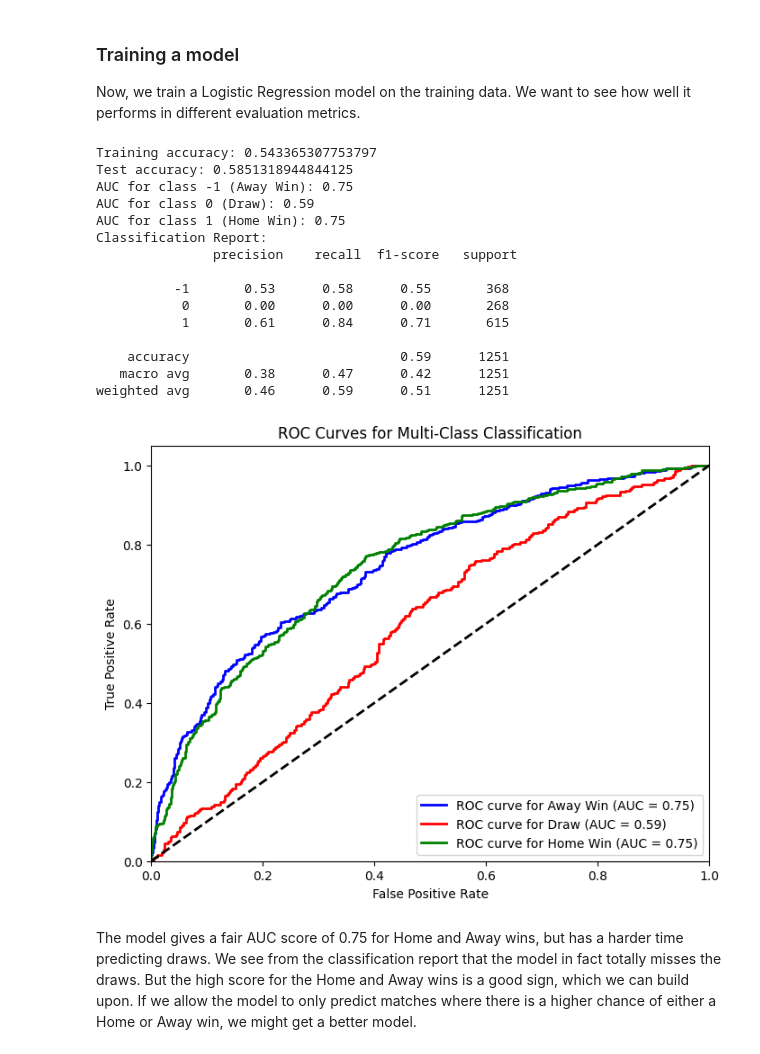
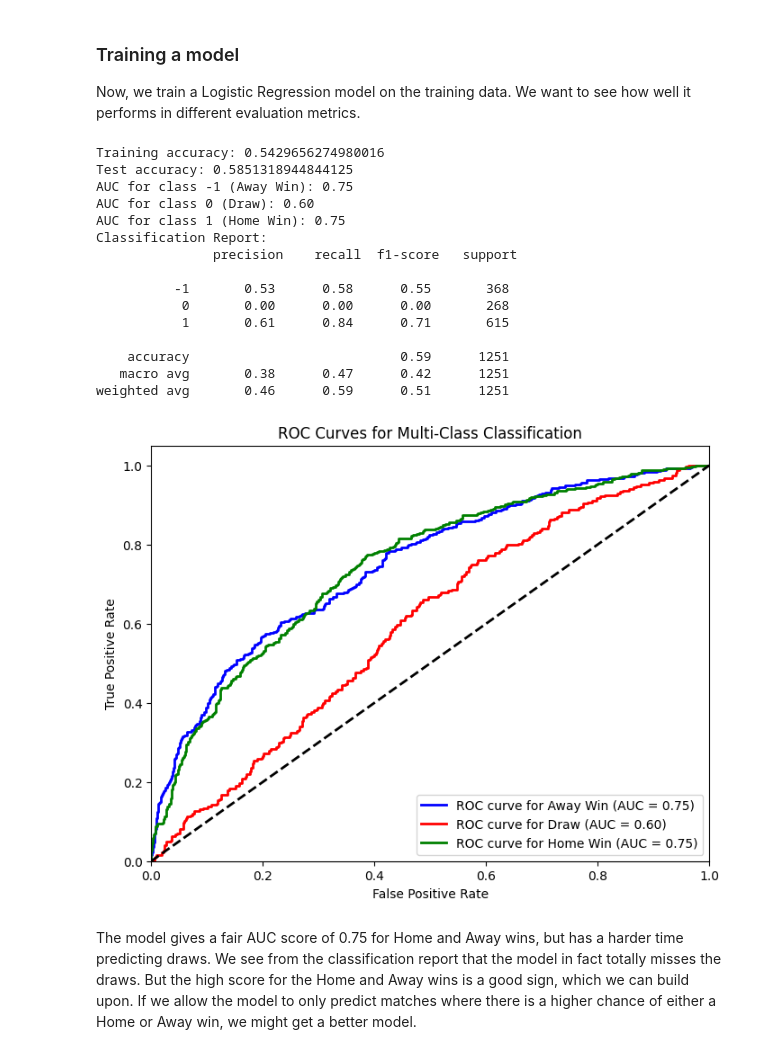
Before and after one commit to heiken1108/Match-Predictor, a Jupyter notebook: notebook/7. Logistic Regression.ipynb, the cells around one changed output. Drawn from its saved outputs; the diff is of its cells as text; code cells hidden in the pictures.

```diff
--- a/notebook/7. Logistic Regression.ipynb
+++ b/notebook/7. Logistic Regression.ipynb
@@ -73,7 +73,7 @@ X_test = scaler.transform(X_test)
 
 Now, we train a Logistic Regression model on the training data. We want to see how well it performs in different evaluation metrics.
 # %%
-model = LogisticRegression(multi_class='multinomial', solver='lbfgs')
+model = LogisticRegression(penalty='l1', multi_class='multinomial', solver='saga')
 model.fit(X_train, y_train)
 
 class_names=["Away Win", "Draw", "Home Win"]
@@ -87,36 +87,36 @@ y_pred_prob = model.predict_proba(X_test)
 for i, class_label in enumerate(model.classes_):
     auc_score = roc_auc_score(y_test == class_label, y_pred_prob[:, i])
     print(f"AUC for class {class_label} ({class_names[i]}): {auc_score:.2f}")
 
 # Make predictions
 y_pred = model.predict(X_test)
 
 
 # Generate classification report
 y_pred = model.predict(X_test)
 report = classification_report(y_test, y_pred)
 print("Classification Report:\n", report)
 
 util.plot_multi_class_roc(
     y_test, y_pred_prob, classes=[-1, 0, 1], class_names=class_names
 )
 # %% [output]
-Training accuracy: 0.543365307753797
+Training accuracy: 0.5429656274980016
 Test accuracy: 0.5851318944844125
 AUC for class -1 (Away Win): 0.75
-AUC for class 0 (Draw): 0.59
+AUC for class 0 (Draw): 0.60
 AUC for class 1 (Home Win): 0.75
 Classification Report:
                precision    recall  f1-score   support
 
           -1       0.53      0.58      0.55       368
            0       0.00      0.00      0.00       268
            1       0.61      0.84      0.71       615
 
     accuracy                           0.59      1251
    macro avg       0.38      0.47      0.42      1251
 weighted avg       0.46      0.59      0.51      1251
-[figure, old version]
+[figure, new version]
 # %% [markdown]
 The model gives a fair AUC score of 0.75 for Home and Away wins, but has a harder time predicting draws. We see from the classification report that the model in fact totally misses the draws. But the high score for the Home and Away wins is a good sign, which we can build upon. If we allow the model to only predict matches where there is a higher chance of either a Home or Away win, we might get a better model.
 # %% [markdown]
```
Also changed, not shown: parts of 2 cells of this notebook.
